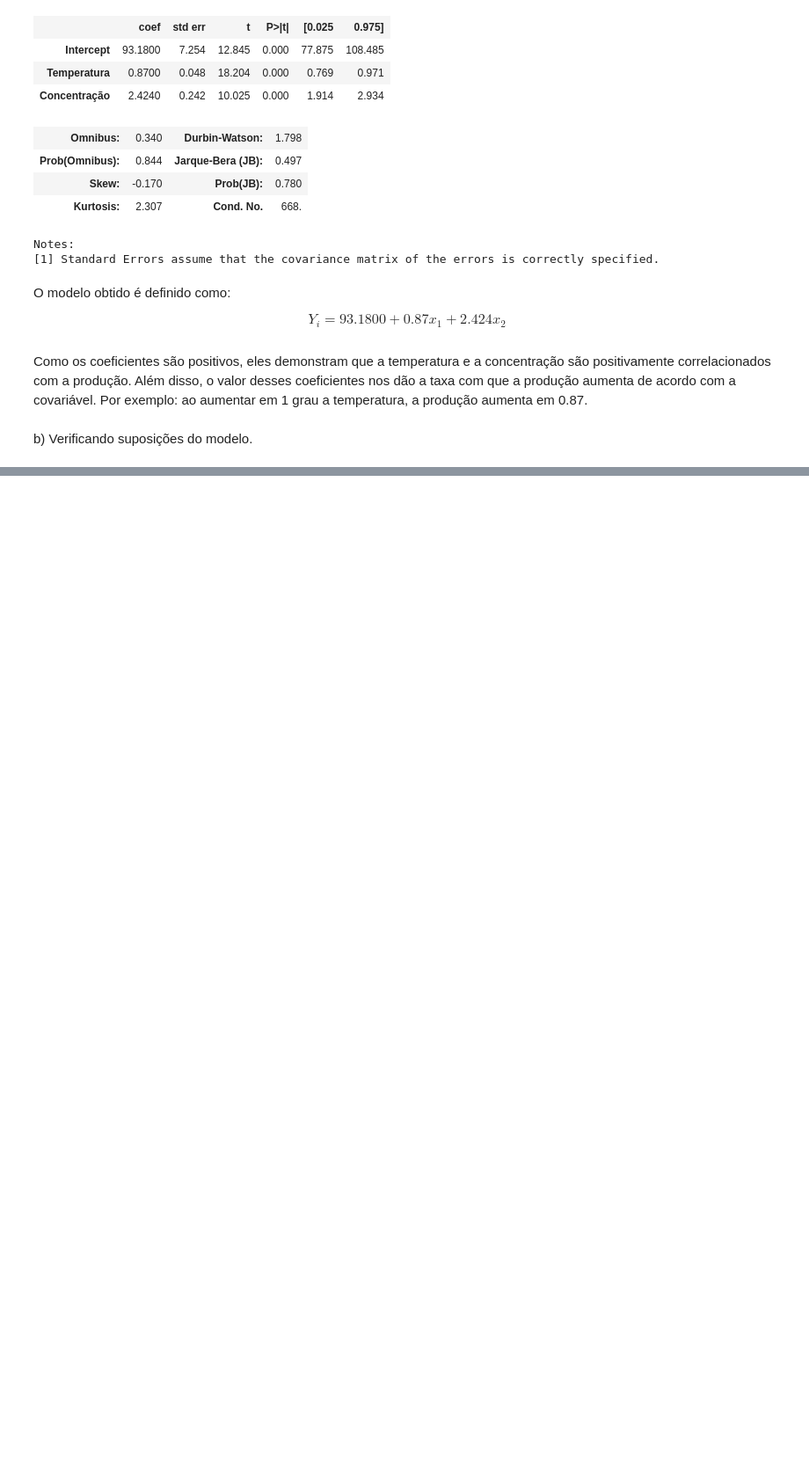
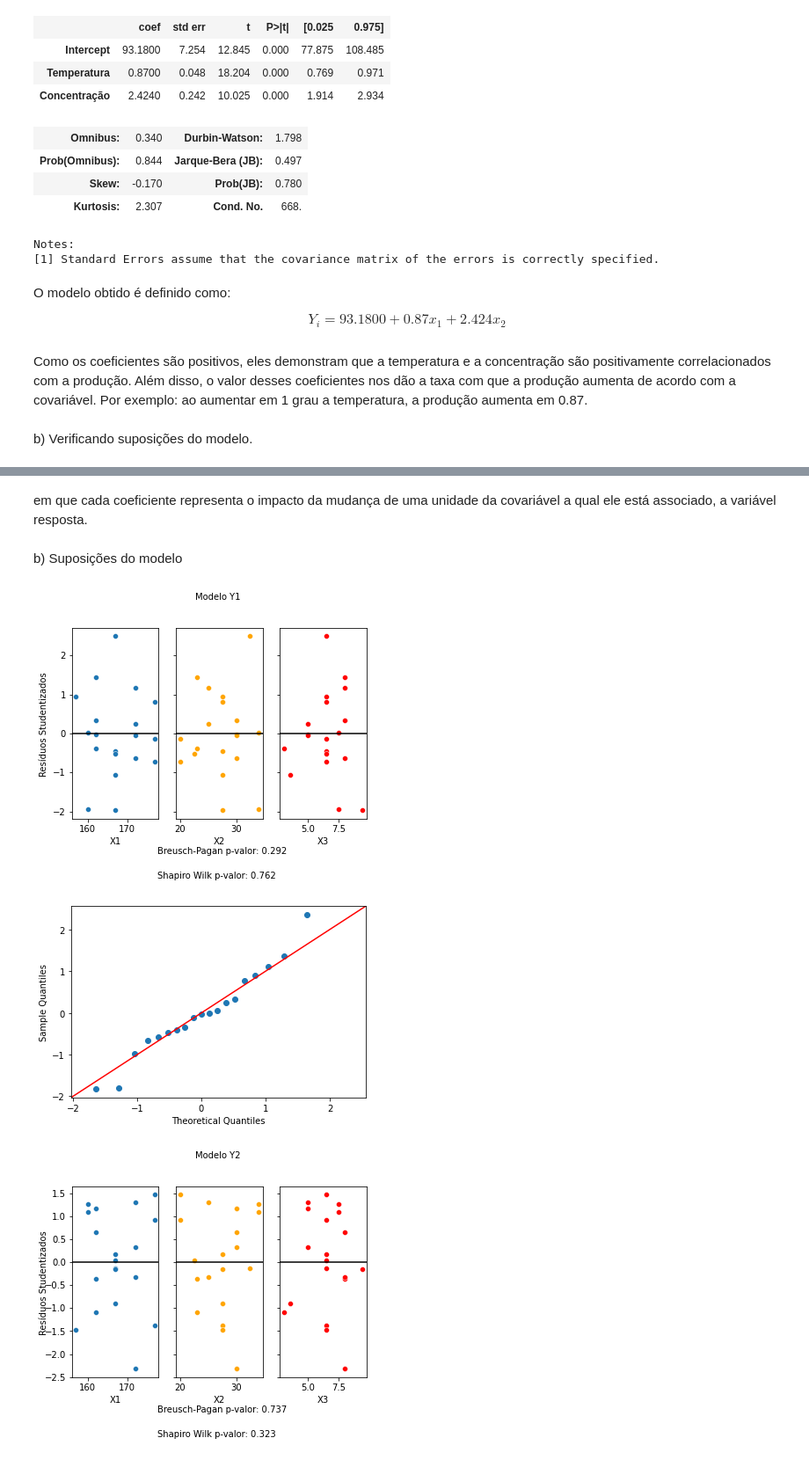
Before and after one commit to derSchmetterling/multivariate_analysis, a Jupyter notebook: AM_trabalho_4/Untitled.ipynb, the cells around one changed output, grey strips where cells are left out. Shown at 88% size. Drawn from its saved outputs; the diff is of its cells as text; code cells hidden in the pictures; blank space fills up the shorter version.

```diff
--- a/AM_trabalho_4/Untitled.ipynb
+++ b/AM_trabalho_4/Untitled.ipynb
@@ -88,0 +205,3 @@ Como os resíduos parecem estar uniformemente distribuídos ao redor do 0 para a
+# %%
+df = pd.read_csv('exp_table.csv', sep = ',')
+df.columns
@@ -88,0 +210,6 @@ Como os resíduos parecem estar uniformemente distribuídos ao redor do 0 para a
+# %%
+from sklearn import linear_model
+y = df[['Y1','Y2','Y3']]
+x = df[['X1','X2','X3']]
+clf = linear_model.LinearRegression().fit(x,y)
+clf.coef_, clf.intercept_
@@ -88,0 +221,5 @@ Como os resíduos parecem estar uniformemente distribuídos ao redor do 0 para a
+# %%
+m1 = smf.ols('Y1 ~ X1 + X2 + X3', data=df).fit()
+m2 = smf.ols('Y2 ~ X1 + X2 + X3', data=df).fit()
+m3 = smf.ols('Y3 ~ X1 + X2 + X3', data=df).fit()
+print(f'Y1 \n{m1.params} \nY2 \n{m2.params} \nY3 \n{m3.params}')
@@ -88,0 +253,47 @@ Como os resíduos parecem estar uniformemente distribuídos ao redor do 0 para a
+# %% [markdown]
+em que cada coeficiente representa o impacto da mudança de uma unidade da covariável a qual ele está associado, a variável resposta.
+# %% [markdown]
+b) Suposições do modelo
+# %%
+def student_residuals(results, df_treated, dependent):
+    x = df_treated[['X1', 'X2','X3']].to_numpy()
+
+
+    errors = df_treated[dependent].to_numpy() - results.predict()
+    hat = np.dot(np.dot(x,np.linalg.inv(np.dot(x.T, x))),x.T)
+    hat_diag = hat.diagonal()
+    student = []
+    s1 = round(sc.stats.shapiro(results.resid)[1],3)
+    bp = round(sms.het_breuschpagan(results.resid, results.model.exog)[1],3)
+    for i in range(0,len(hat_diag)):
+        e = errors[i]/np.sqrt(errors.var(ddof = 1)*(1-hat_diag[i]))
+        student.append(e)
+
+    fig, axs = plt.subplots(ncols=3, sharey = True)
+    fig.text(0.45, 1, f'Modelo {dependent}', va='center', rotation='horizontal')
+    fig.text(0.04, 0.5, 'Resíduos Studentizados', va='center', rotation='vertical')
+    a = sns.scatterplot(x = df_treated['X1'], y = student, ax = axs[0])
+    b = sns.scatterplot(x = df_treated['X2'], y = student, ax = axs[1], color = 'orange')
+    c = sns.scatterplot(x = df_treated['X3'], y = student, ax = axs[2], color = 'red')
+    fig.text(0.35, -0.003, f'Breusch-Pagan p-valor: {bp}', va='center', rotation='horizontal')
+    fig.text(0.35, -0.1, f'Shapiro Wilk p-valor: {s1}', va='center', rotation='horizontal')
+
+
+    a.axhline(0, color = 'black')
+    b.axhline(0, color = 'black')
+    c.axhline(0, color = 'black')
+    qqplot = sm.qqplot(np.array(student), fit=True, line="45")
+
+
+
+
+
+
+
+dep = {'Y1': m1, 'Y2': m2, 'Y3': m3}
+for i in dep.keys():
+    student_residuals(dep[i], df, i)
+# %% [output]
+[figure, added]
+[figure, added]
+[figure, added]
```
Also changed, not shown: parts of 32 cells of this notebook.
